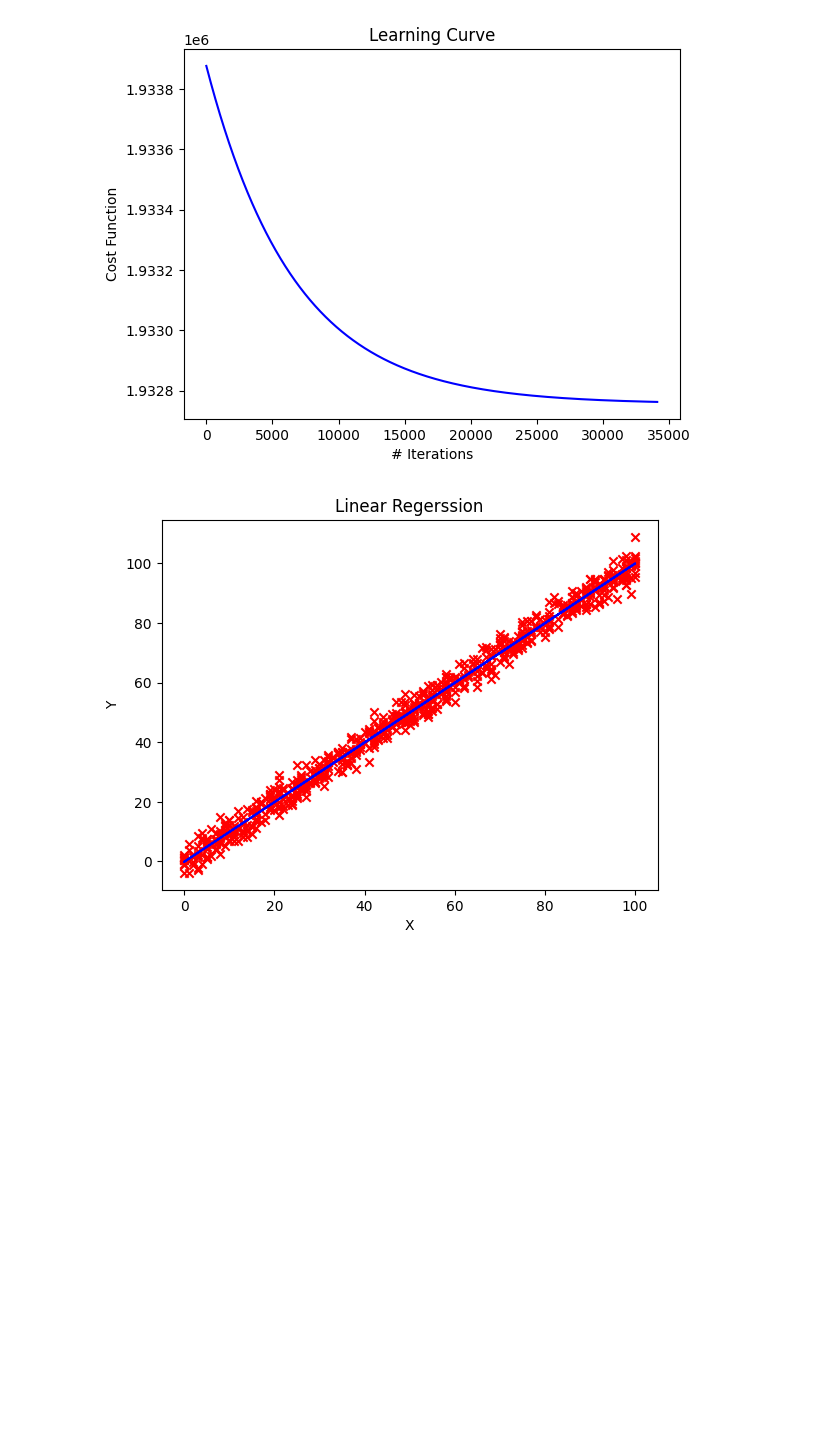
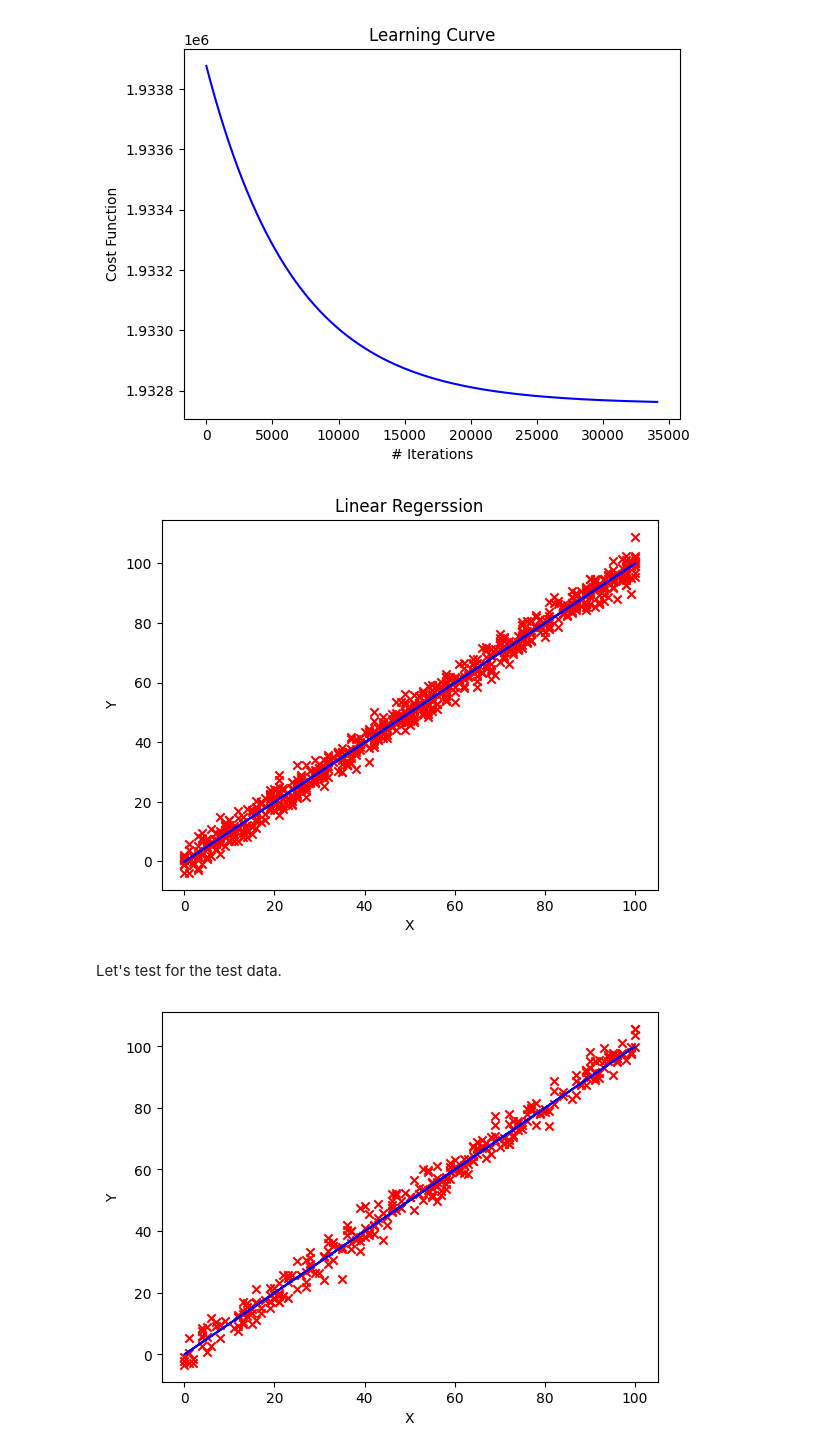
Before and after one commit to Akhilesh456/AI-ML-Adventures, a Jupyter notebook: LinearRegression/LinearRegression.ipynb, the cells around one changed output. Cells and saved outputs as stored; diff of their text form; code cells hidden in the pictures; blank space fills up the shorter version.

```diff
--- a/LinearRegression/LinearRegression.ipynb
+++ b/LinearRegression/LinearRegression.ipynb
@@ -96,6 +96,26 @@ def GD_alorithm(x, y, alpha):
             return w, b, J_history, iterations
 
         prev_J = curr_J
+
+
+def predict(x, w, b):
+    """Predicts the data based on the input parameters
+
+    Args:
+        x (np.array): Inputs
+        w (Number): w parameter
+        b (Number): b parameter
+
+    Returns:
+        np.array: Predictions
+    """
+    Y_pred = []
+    m = len(x)
+
+    for i in range(m):
+        Y_pred.append(w*x[i]+b)
+
+    return Y_pred
 # %% [markdown]
 Let's implement the Gradient Descent algorithm.
 # %%
@@ -113,18 +133,9 @@ plt.ylabel("Cost Function")
 plt.title("Learning Curve")
 plt.show()
 
-def predict(x):
-    Y_pred = []
-    m = len(x)
+Y_test_pred = predict(X_train, w, b)
 
-    for i in range(m):
-        Y_pred.append(w*x[i]+b)
-
-    return Y_pred
-
-Y_pred = predict(X_train)
-
-plt.plot(X_train, Y_pred, c='b')
+plt.plot(X_train, Y_test_pred, c='b')
 plt.scatter(X_train, Y_train, c='r', marker='x')
 plt.xlabel("X")
 plt.ylabel("Y")
@@ -133,3 +144,19 @@ plt.show()
 # %% [output]
 [figure]
 [figure]
+# %% [markdown]
+Let's test for the test data.
+# %%
+test_data = pd.read_csv("test.csv")
+X_test = test_data['x'].to_numpy()
+Y_test = test_data['y'].to_numpy()
+
+Y_test_pred = predict(X_test, w, b)
+
+plt.scatter(X_test, Y_test, c='r', marker='x')
+plt.xlabel("X")
+plt.ylabel("Y")
+plt.plot(X_test, Y_test_pred, c='b')
+plt.show()
+# %% [output]
+[figure, added]
```
